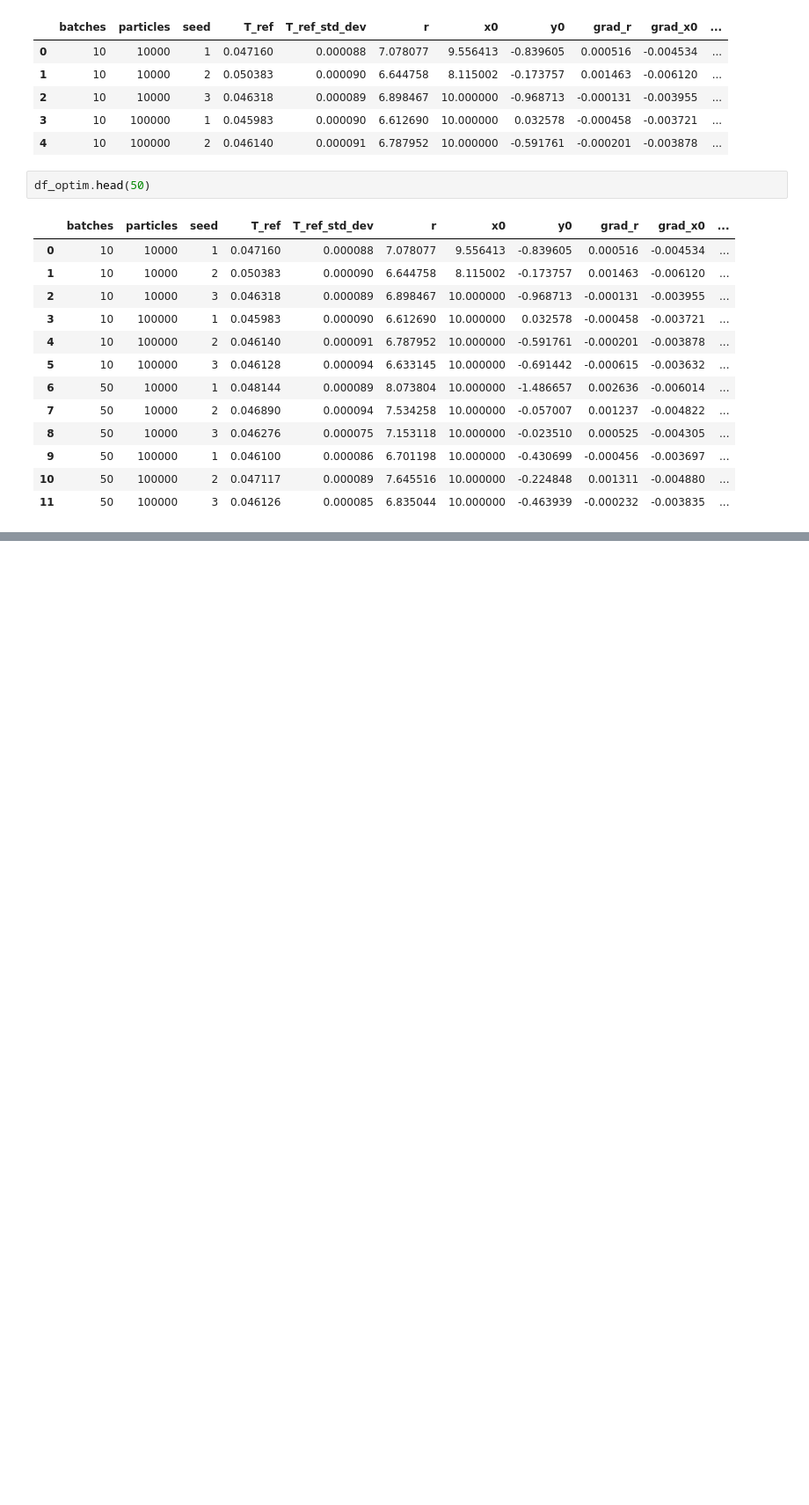
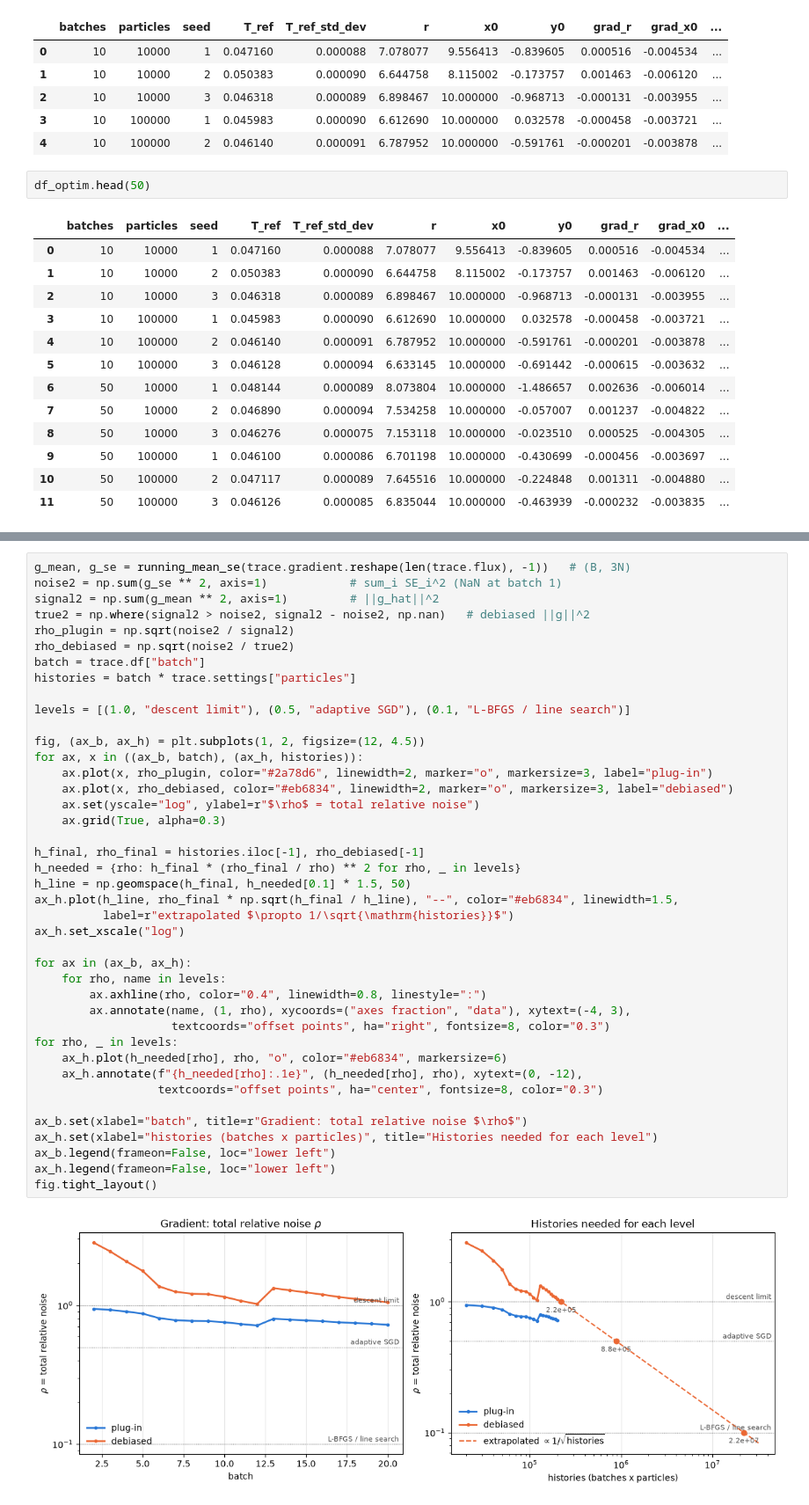
Before and after one commit to sumaddury/neutron-transport-experiments, a Jupyter notebook: batch-size-experiments.ipynb, the cells around one changed output, grey strips where cells are left out. Shown at 88% size. Drawn from its saved outputs; the diff is of its cells as text; blank space fills up the shorter version.

```diff
--- a/batch-size-experiments.ipynb
+++ b/batch-size-experiments.ipynb
@@ -110,0 +146,43 @@ df_optim.head(50)
+# %%
+g_mean, g_se = running_mean_se(trace.gradient.reshape(len(trace.flux), -1))   # (B, 3N)
+noise2 = np.sum(g_se ** 2, axis=1)            # sum_i SE_i^2 (NaN at batch 1)
+signal2 = np.sum(g_mean ** 2, axis=1)         # ||g_hat||^2
+true2 = np.where(signal2 > noise2, signal2 - noise2, np.nan)   # debiased ||g||^2
+rho_plugin = np.sqrt(noise2 / signal2)
+rho_debiased = np.sqrt(noise2 / true2)
+batch = trace.df["batch"]
+histories = batch * trace.settings["particles"]
+
+levels = [(1.0, "descent limit"), (0.5, "adaptive SGD"), (0.1, "L-BFGS / line search")]
+
+fig, (ax_b, ax_h) = plt.subplots(1, 2, figsize=(12, 4.5))
+for ax, x in ((ax_b, batch), (ax_h, histories)):
+    ax.plot(x, rho_plugin, color="#2a78d6", linewidth=2, marker="o", markersize=3, label="plug-in")
+    ax.plot(x, rho_debiased, color="#eb6834", linewidth=2, marker="o", markersize=3, label="debiased")
+    ax.set(yscale="log", ylabel=r"$\rho$ = total relative noise")
+    ax.grid(True, alpha=0.3)
+
+h_final, rho_final = histories.iloc[-1], rho_debiased[-1]
+h_needed = {rho: h_final * (rho_final / rho) ** 2 for rho, _ in levels}
+h_line = np.geomspace(h_final, h_needed[0.1] * 1.5, 50)
+ax_h.plot(h_line, rho_final * np.sqrt(h_final / h_line), "--", color="#eb6834", linewidth=1.5,
+          label=r"extrapolated $\propto 1/\sqrt{\mathrm{histories}}$")
+ax_h.set_xscale("log")
+
+for ax in (ax_b, ax_h):
+    for rho, name in levels:
+        ax.axhline(rho, color="0.4", linewidth=0.8, linestyle=":")
+        ax.annotate(name, (1, rho), xycoords=("axes fraction", "data"), xytext=(-4, 3),
+                    textcoords="offset points", ha="right", fontsize=8, color="0.3")
+for rho, _ in levels:
+    ax_h.plot(h_needed[rho], rho, "o", color="#eb6834", markersize=6)
+    ax_h.annotate(f"{h_needed[rho]:.1e}", (h_needed[rho], rho), xytext=(0, -12),
+                  textcoords="offset points", ha="center", fontsize=8, color="0.3")
+
+ax_b.set(xlabel="batch", title=r"Gradient: total relative noise $\rho$")
+ax_h.set(xlabel="histories (batches x particles)", title="Histories needed for each level")
+ax_b.legend(frameon=False, loc="lower left")
+ax_h.legend(frameon=False, loc="lower left")
+fig.tight_layout()
+# %% [output]
+[figure, added]
```
Also changed, not shown: parts of 11 cells of this notebook, 1 other file.
